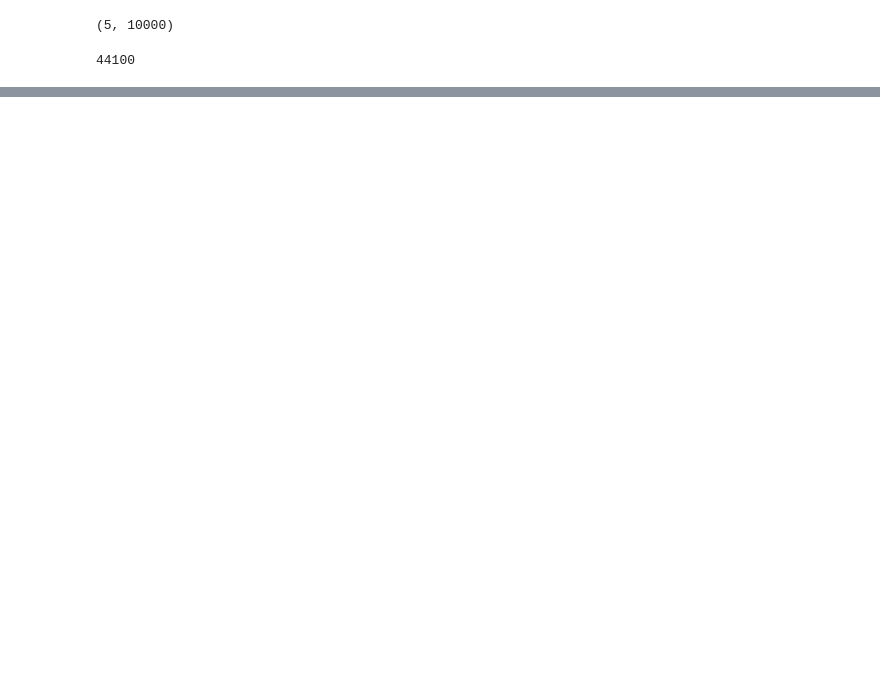
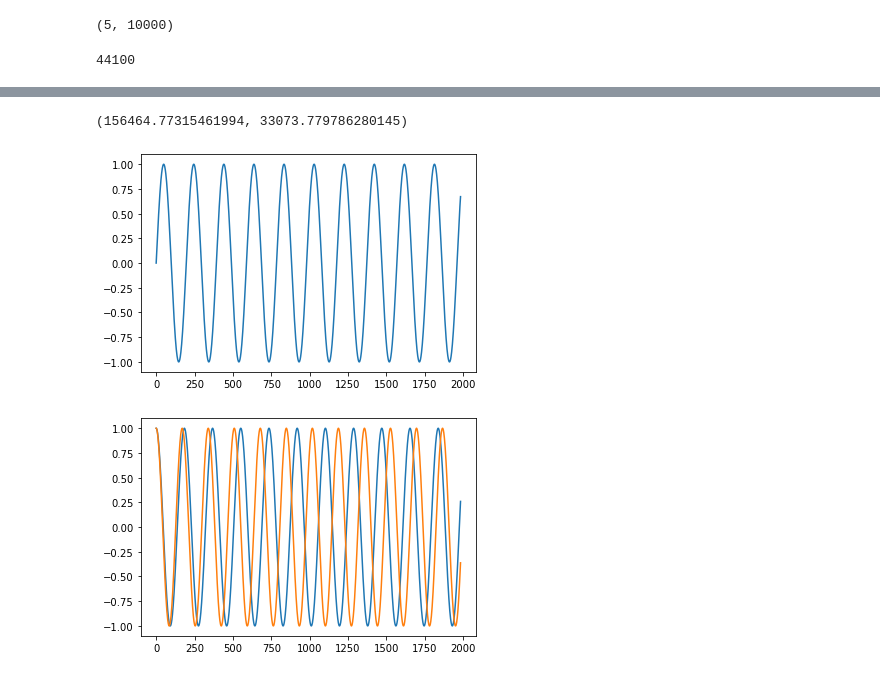
Before and after one commit to dthemg/PEARLS, a Jupyter notebook: view_results.ipynb, the cells around one changed output, grey strips where cells are left out. Saved outputs shown, nothing was run; the diff lists cells and outputs as text; code cells hidden in the pictures; blank space fills up the shorter version.

```diff
--- a/view_results.ipynb
+++ b/view_results.ipynb
@@ -91,0 +89,26 @@ array([ 50., 150., 250., 350., 450.])
+# %%
+# Test:
+v = d[:1984]
+fs = 44100
+
+plt.figure()
+plt.plot(v)
+
+af = 240
+bf = 260
+
+ap = np.exp(-2j * np.pi * af * np.arange(len(v)) / fs)
+bp = np.exp(-2j * np.pi * bf * np.arange(len(v)) / fs)
+
+plt.figure()
+plt.plot(np.real(ap))
+plt.plot(np.real(bp))
+
+am = np.power(np.abs(np.dot(np.exp(ap), v)), 2)
+bm = np.power(np.abs(np.dot(np.exp(bp), v)), 2)
+
+am, bm
+# %% [output]
+(156464.77315461994, 33073.779786280145)
+[figure, added]
+[figure, added]
```
Also changed, not shown: parts of 5 cells of this notebook, 3 other files.
